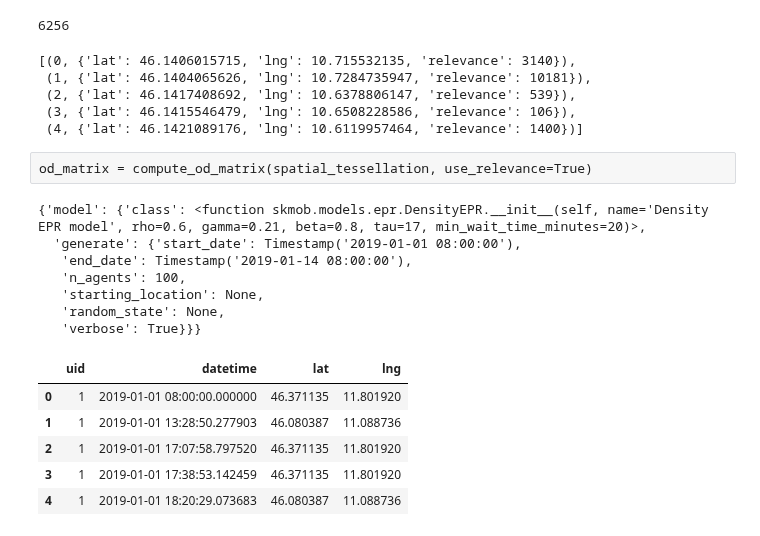
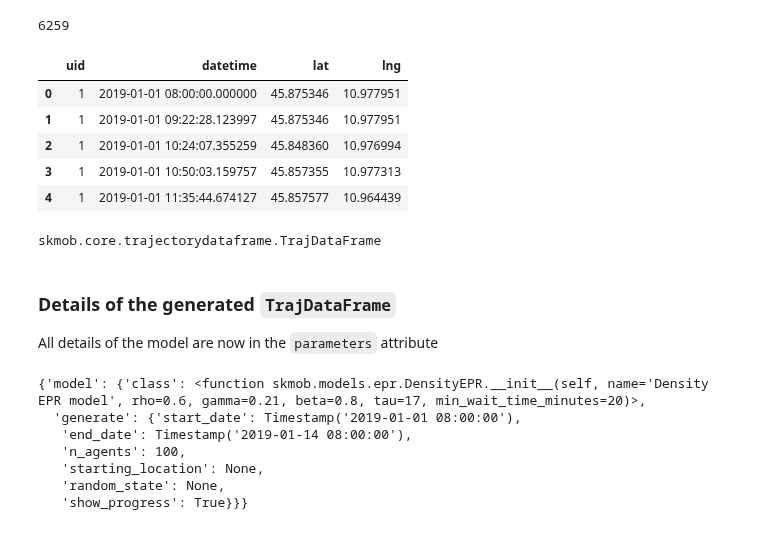
Before and after one commit to scikit-mobility/scikit-mobility, a Jupyter notebook: tutorial/3_trajectory_models_skmob_tutorial.ipynb, the cells around one changed output. Drawn from its saved outputs; the diff is of its cells as text; code cells hidden in the pictures.

Commit message:
finished notebook for individual generative models

```diff
--- a/tutorial/3_trajectory_models_skmob_tutorial.ipynb
+++ b/tutorial/3_trajectory_models_skmob_tutorial.ipynb
@@ -22 +30,7 @@ from skmob.models.epr import load_spatial_tessellation, compute_od_matrix
+# %%
+# let's load a spatial tessellation
+spatial_tessellation = load_spatial_tessellation('data/location2info_trentino')
+len(spatial_tessellation)
+# %% [output]
+6259
 # %%
@@ -28,18 +40,23 @@ spatial_tessellation = load_spatial_tessellation('data/location2info_trentino')
-# %%
-print(len(spatial_tessellation))
-list(spatial_tessellation.items())[:5]
-# %% [output]
-6256
-[(0, {'lat': 46.1406015715, 'lng': 10.715532135, 'relevance': 3140}),
- (1, {'lat': 46.1404065626, 'lng': 10.7284735947, 'relevance': 10181}),
- (2, {'lat': 46.1417408692, 'lng': 10.6378806147, 'relevance': 539}),
- (3, {'lat': 46.1415546479, 'lng': 10.6508228586, 'relevance': 106}),
- (4, {'lat': 46.1421089176, 'lng': 10.6119957464, 'relevance': 1400})]
-# %% [raw]
-od_matrix = compute_od_matrix(spatial_tessellation, use_relevance=True)
 # %%
+# generate synthetic trajectories for 100 agents
 tdf = depr.generate(start_time, end_time, spatial_tessellation,
-                    n_agents=100, od_matrix=None, verbose=True)
+                    n_agents=100, od_matrix=None, show_progress=True)
+tdf.head()
+# %% [output]
+|  | uid | datetime | lat | lng |
+| 0 | 1 | 2019-01-01 08:00:00.000000 | 45.875346 | 10.977951 |
+| 1 | 1 | 2019-01-01 09:22:28.123997 | 45.875346 | 10.977951 |
+| 2 | 1 | 2019-01-01 10:24:07.355259 | 45.848360 | 10.976994 |
+| 3 | 1 | 2019-01-01 10:50:03.159757 | 45.857355 | 10.977313 |
+| 4 | 1 | 2019-01-01 11:35:44.674127 | 45.857577 | 10.964439 |
+# %%
+type(tdf) # it is a TrajDataFrame!
+# %% [output]
+skmob.core.trajectorydataframe.TrajDataFrame
+# %% [markdown]
+### Details of the generated `TrajDataFrame`
+
+All details of the model are now in the `parameters` attribute
 # %%
 tdf.parameters
 # %% [output]
@@ -49,13 +66,4 @@ tdf.parameters
    'n_agents': 100,
    'starting_location': None,
    'random_state': None,
-   'verbose': True}}}
+   'show_progress': True}}}
-# %%
-tdf.head()
-# %% [output]
-|  | uid | datetime | lat | lng |
-| 0 | 1 | 2019-01-01 08:00:00.000000 | 46.371135 | 11.801920 |
-| 1 | 1 | 2019-01-01 13:28:50.277903 | 46.080387 | 11.088736 |
-| 2 | 1 | 2019-01-01 17:07:58.797520 | 46.371135 | 11.801920 |
-| 3 | 1 | 2019-01-01 17:38:53.142459 | 46.371135 | 11.801920 |
-| 4 | 1 | 2019-01-01 18:20:29.073683 | 46.080387 | 11.088736 |
```
Also changed, not shown: parts of 32 cells of this notebook.
